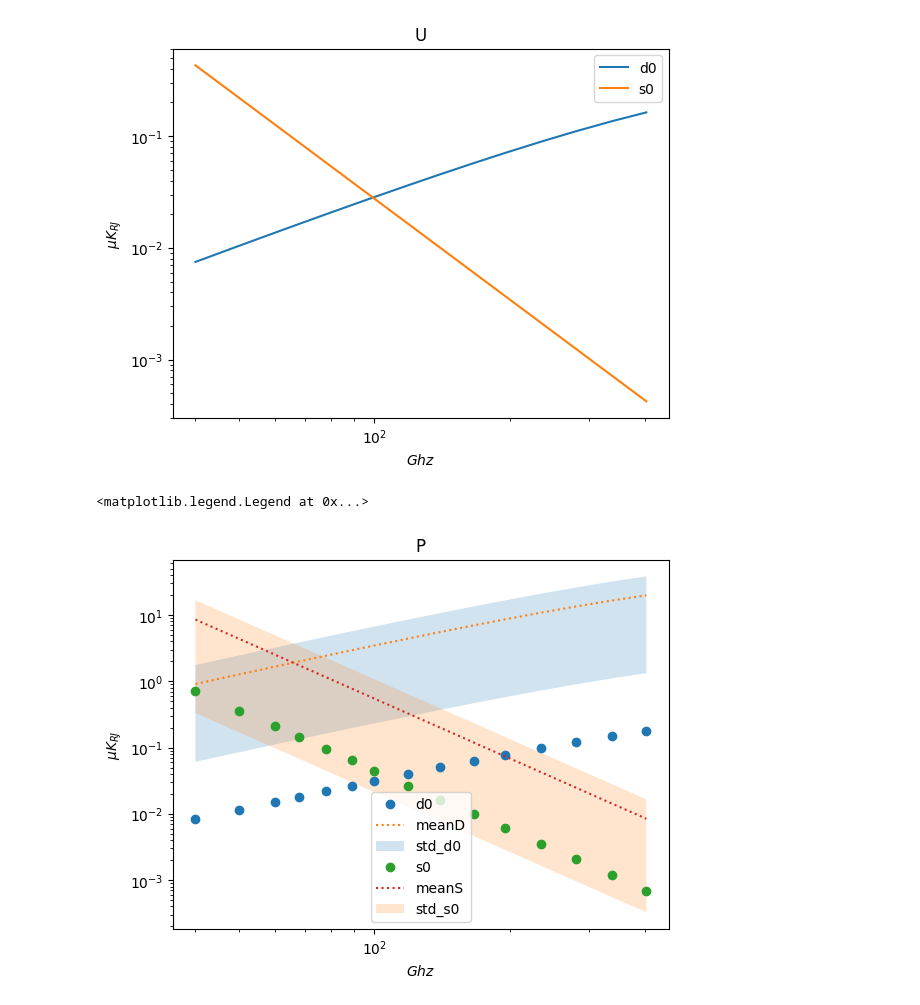
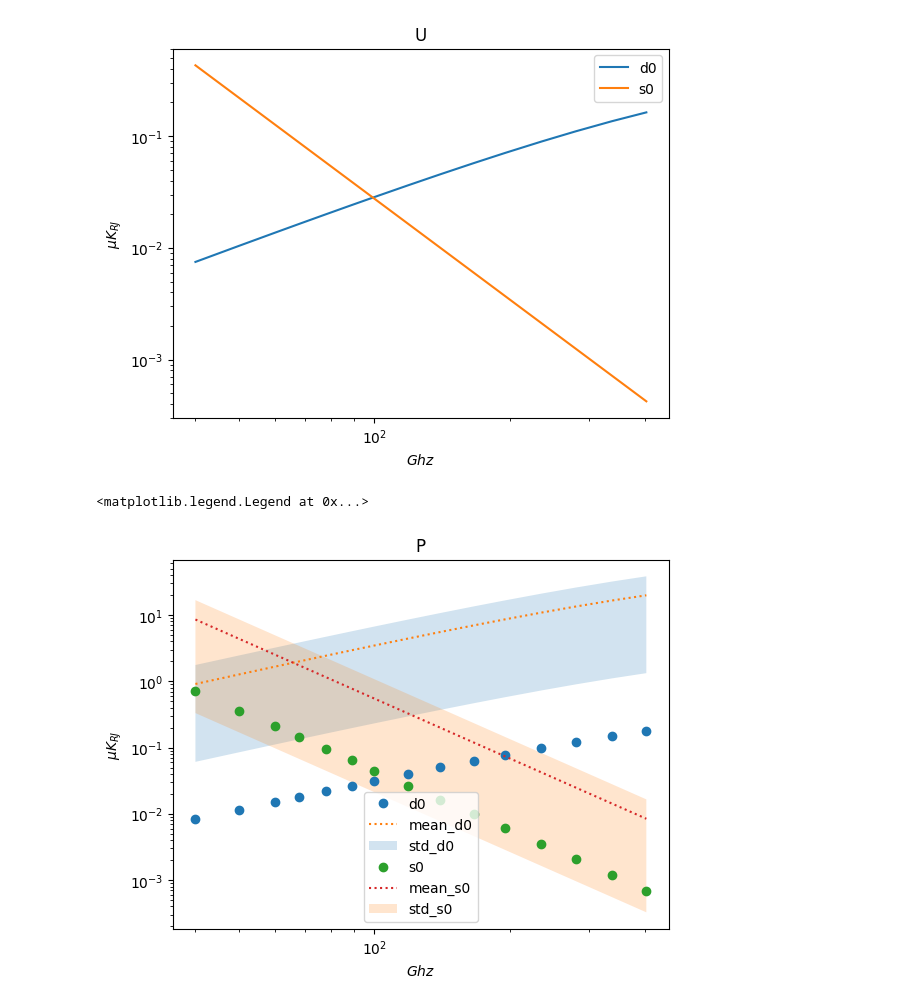
Before and after one commit to AlicePirotta/APC, a Jupyter notebook: d0,s0.ipynb, the cells around one changed output. Cells and saved outputs as stored; diff of their text form; code cells hidden in the pictures.

```diff
--- a/d0,s0.ipynb
+++ b/d0,s0.ipynb
@@ -41,2 +33,11 @@ err_S_arr=np.asarray(err_S)
+# %%
+allpixel_D,err_D=np.array(allpixel(frequencies,Stokes=0,sky=Sky_D))
+allpixel_S,err_S=np.array(allpixel(frequencies,Stokes=0,sky=Sky_S))
+
+allpixel_Q_D,err_Q_D=np.array(allpixel(frequencies,Stokes=1,sky=Sky_D))
+allpixel_Q_S,err_Q_S=np.array(allpixel(frequencies,Stokes=1,sky=Sky_S))
+
+allpixel_U_D,err_U_D=np.array(allpixel(frequencies,Stokes=2,sky=Sky_D))
+allpixel_U_S,err_U_S=np.array(allpixel(frequencies,Stokes=2,sky=Sky_S))
 # %%
 plt.plot(frequencies,I_D,'o',label="d0")
@@ -62,3 +59,0 @@ Q_S=get_pixel_value(frequencies,npix=1,Stokes=1,sky=Sky_S)
-# %%
-allpixel_Q_D, err_Q_D = allpixel (frequencies,Stokes=1,sky=Sky_D)
-allpixel_Q_S, err_Q_S = allpixel (frequencies,Stokes=1,sky=Sky_S)
@@ -68,3 +59,0 @@ U_S=get_pixel_value(frequencies,npix=1,Stokes=2,sky=Sky_S)
-# %%
-allpixel_U_D, err_U_D = allpixel (frequencies,Stokes=2,sky=Sky_D)
-allpixel_U_S, err_U_S = allpixel (frequencies,Stokes=2,sky=Sky_S)
@@ -120,21 +84,25 @@ err_P_S_arr=np.asarray(err_P_S)
+# %%
+P_D=polarization(Q_D,U_D)
+allpixel_P_D=np.array(polarization(allpixel_Q_D,allpixel_U_D))
+err_P_D=np.array(polarization(err_Q_D,err_U_D))
+
+P_S=polarization(Q_S,U_S)
+allpixel_P_S=np.array(polarization(allpixel_Q_S,allpixel_U_S))
+err_P_S=np.array(polarization(err_Q_S,err_U_S))
 # %%
-
 plt.plot(frequencies,P_D,'o',label="d0")
-plt.plot(frequencies,allpixel_P_D,':',label="meanD")
-plt.fill_between(frequencies, allpixel_P_D_arr+err_P_D_arr, allpixel_P_D_arr-err_P_D_arr, alpha=0.2, label="std_d0")
+plt.plot(frequencies,allpixel_P_D,':',label="mean_d0")
+plt.fill_between(frequencies, allpixel_P_D+err_P_D, allpixel_P_D-err_P_D, alpha=0.2, label="std_d0")
 plt.plot(frequencies,P_S,'o',label="s0")
-plt.plot(frequencies,allpixel_P_S,':',label="meanS")
-plt.fill_between(frequencies, allpixel_P_S_arr+err_P_S_arr, allpixel_P_S_arr-err_P_S_arr, alpha=0.2, label="std_s0")
-
-
-
+plt.plot(frequencies,allpixel_P_S,':',label="mean_s0")
+plt.fill_between(frequencies, allpixel_P_S+err_P_S, allpixel_P_S-err_P_S, alpha=0.2, label="std_s0")
 
 plt.title("P")
 plt.yscale('log')
 plt.xscale('log')
 plt.xlabel(r'$Ghz$')
 plt.ylabel(r'$\mu$$K_{RJ}$')
 plt.legend()
 # %% [output]
 <matplotlib.legend.Legend at 0x...>
-[figure, old version]
+[figure, new version]
```
Also changed, not shown: parts of 16 cells of this notebook, 1 other file.
